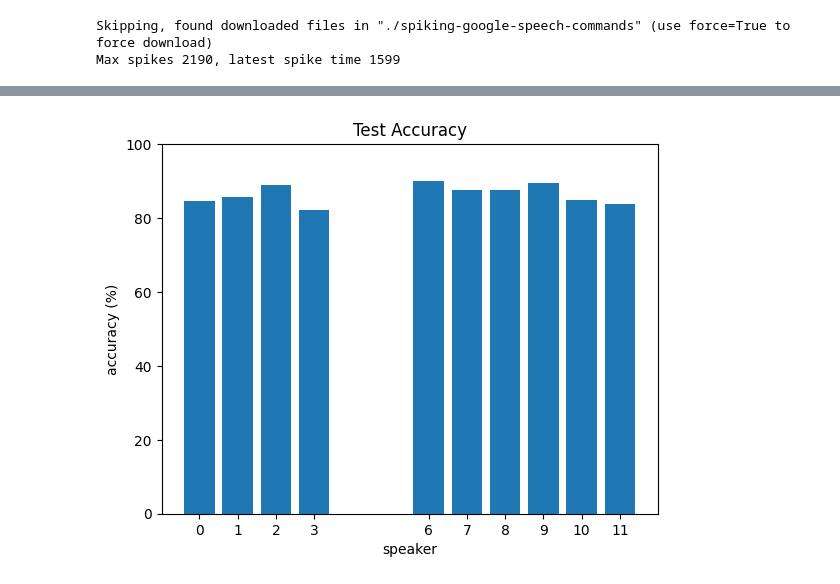
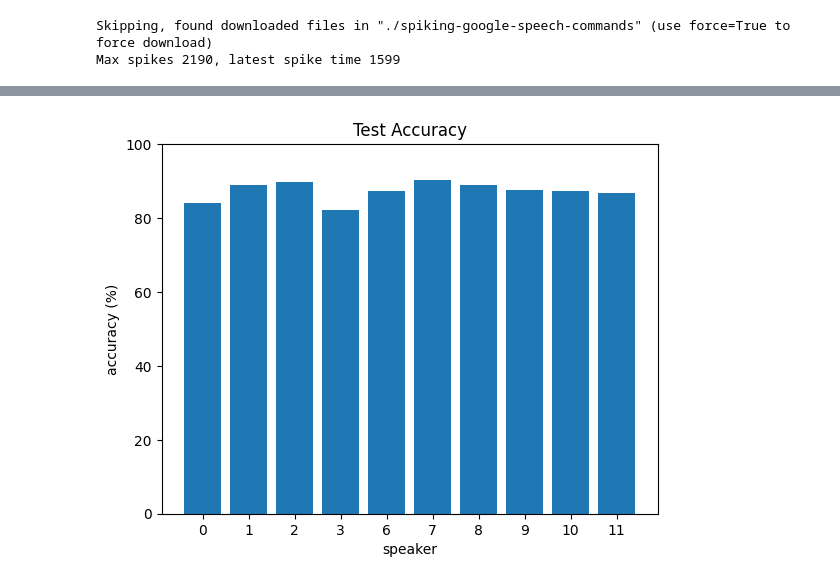
Before and after one commit to thomasshoesmith/Intel-Neuromorphic-Research-Project, a Jupyter notebook: rawHD_genn_inference_cross_validation.ipynb, the cells around one changed output, grey strips where cells are left out. Drawn from its saved outputs; the diff is of its cells as text; code cells hidden in the pictures.

```diff
--- a/rawHD_genn_inference_cross_validation.ipynb
+++ b/rawHD_genn_inference_cross_validation.ipynb
@@ -39,0 +29,12 @@ testing_details = pd.read_csv(os.getcwd() + params.get("dataset_directory") + "t
+# %%
+# loading parameter values from last successful run
+param_dir = "output/rawHD_chapter_write_up_cross_validation/params.json"
+#param_dir = "rawHD_params.json"
+
+with open(param_dir, "r") as f:
+        params = json.load(f)
+
+params["num_samples"] = None
+params["BATCH_SIZE"] = 64
+params["recurrent"] = True
+params["weights_dir"] = "/its/home/ts468/PhD/Intel-Neuromorphic-Research-Project/output/rawHD_chapter_write_up_cross_validation/"
@@ -40,9 +59,9 @@ testing_details = pd.read_csv(os.getcwd() + params.get("dataset_directory") + "t
 # %%
-x_train, y_train, x_test, y_test, x_validation, y_validation = rawHD_Loader(dir = os.getcwd() + "/raw-spiking-heidleberg-digits-80input/",
-                                                                           num_samples=params["num_samples"],
-                                                                           shuffle = True,
-                                                                           shuffle_seed = 0,
-                                                                           process_padded_spikes = False)
+x_train, y_train, z_train, x_test, y_test, z_test, x_validation, y_validation, z_validation = rawHD_Loader(dir = os.getcwd() + params["dataset_directory"],
+                                                                                                           num_samples=params["num_samples"],
+                                                                                                           shuffle = True,
+                                                                                                           shuffle_seed = 0,
+                                                                                                           process_padded_spikes = False)
 # %%
 # Kaggle dataset directory
 dataset = 'https://www.kaggle.com/datasets/thomasshoesmith/spiking-google-speech-commands/data'
@@ -79,21 +98,22 @@ except:
 os.chdir("output/" + params["output_dir"] + "_inference_run")
 # %%
 accuracy_list = []
+predict_list = []
 
-for speaker in np.sort(training_details.Speaker.unique()):
+for speaker in np.unique(z_train):
     print(f" ! Running Inference for Serialiser {speaker} !")
 
     # loading pretrained weights
-    w_i2h = np.load(output_dir + f"serialiser_{speaker}" + f"/{params['NUM_EPOCH'] - 1}-Conn_Pop0_Pop1-g.npy", allow_pickle = True)
+    w_i2h = np.load(params["weights_dir"] + f"serialiser_{speaker}" + f"/{params['NUM_EPOCH'] - 1}-Conn_Pop0_Pop1-g.npy", allow_pickle = True)
     w_i2h = w_i2h.reshape((params["NUM_INPUT"],
                         params["NUM_HIDDEN"]))
 
     if params["recurrent"]:
-        w_h2h = np.load(output_dir + f"serialiser_{speaker}" + f"/{params['NUM_EPOCH'] - 1}-Conn_Pop1_Pop1-g.npy", allow_pickle = True)
+        w_h2h = np.load(params["weights_dir"] + f"serialiser_{speaker}" + f"/{params['NUM_EPOCH'] - 1}-Conn_Pop1_Pop1-g.npy", allow_pickle = True)
         w_h2h = w_h2h.reshape((params["NUM_HIDDEN"],
                             params["NUM_HIDDEN"]))
 
-    w_h2o = np.load(output_dir + f"serialiser_{speaker}" + f"/{params['NUM_EPOCH'] - 1}-Conn_Pop1_Pop2-g.npy", allow_pickle = True)
+    w_h2o = np.load(params["weights_dir"] + f"serialiser_{speaker}" + f"/{params['NUM_EPOCH'] - 1}-Conn_Pop1_Pop2-g.npy", allow_pickle = True)
     w_h2o = w_h2o.reshape((params["NUM_HIDDEN"],
                         params["NUM_OUTPUT"]))
 
@@ -153,15 +173,16 @@ for speaker in np.sort(training_details.Speaker.unique()):
                                 example_filter = sample_id)]
 
 
-        metrics, cb_data = compiled_net.evaluate({input: x_test_spikes}, {output: y_test}, callbacks = callbacks)
+        e_metrics, e_cb_data = compiled_net.evaluate({input: x_test_spikes}, {output: y_test}, callbacks = callbacks)
 
-        #metrics, cb_data = compiled_net.predict({input: x_test_spikes}, output, callbacks = callbacks)
+        metrics, cb_data = compiled_net.predict({input: x_test_spikes}, output, callbacks = callbacks)
 
         #compiled_net.save(("quant8",), serialiser)
 
 
-        print(f"Accuracy = {100 * metrics[output].result}%")
+        print(f"Accuracy = {100 * e_metrics[output].result}%")
 
-        accuracy_list.append(100 * metrics[output].result)
+        accuracy_list.append(100 * e_metrics[output].result)
+        predict_list.append(metrics[output])
 # %% [output]
  ! Running Inference for Serialiser 0 !
@@ -225,11 +228,11 @@ if False:
 # %%
-plt.bar(np.sort(training_details.Speaker.unique()), accuracy_list)
+plt.bar(list(range(10)), accuracy_list)
 
 plt.ylim(0, 100)
 plt.ylabel("accuracy (%)")
 plt.xlabel("speaker")
-plt.xticks(np.sort(training_details.Speaker.unique()))
+plt.xticks(list(range(10)), np.unique(z_train))
 plt.title("Test Accuracy")
 plt.show()
 # %% [output]
-[figure, old version]
+[figure, new version]
```
Also changed, not shown: parts of 7 cells of this notebook, 21 other files.
